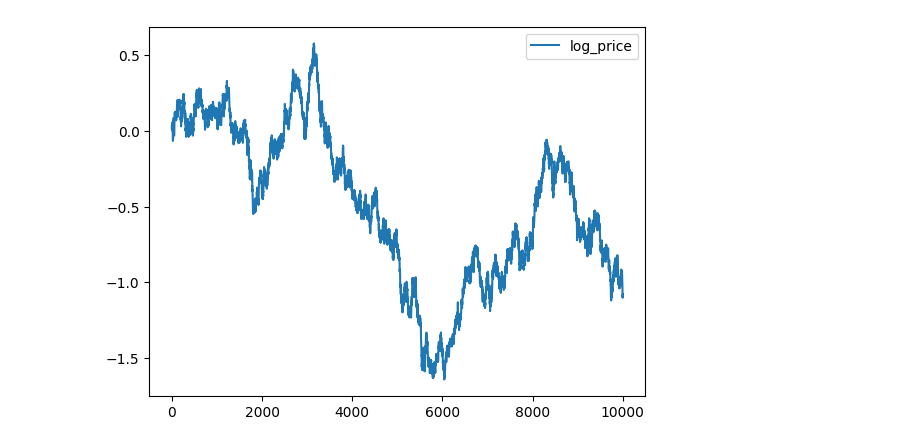
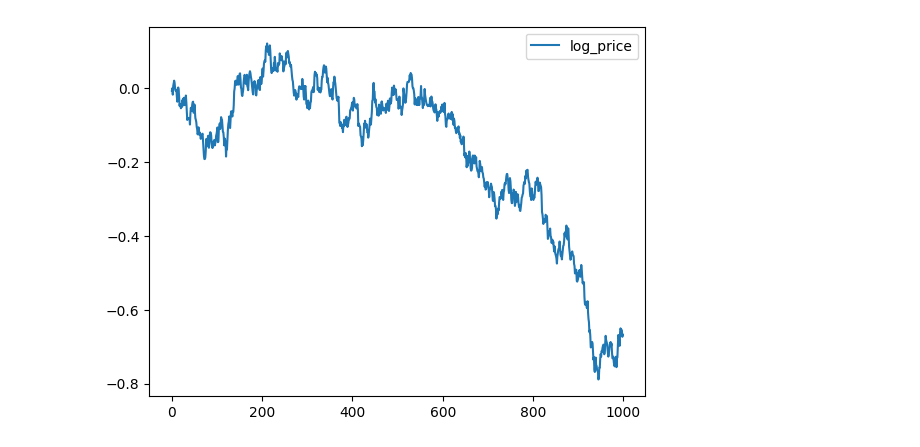
Before and after one commit to MizusakoSadanobu/kalman_filter_trade, a Jupyter notebook: playground.ipynb, the cells around one changed output. Saved outputs shown, nothing was run; the diff lists cells and outputs as text; code cells hidden in the pictures.

```diff
--- a/playground.ipynb
+++ b/playground.ipynb
@@ -1,31 +1,31 @@
 # %%
 import numpy as np
 import pandas as pd
 import matplotlib.pyplot as plt
 from pykalman import KalmanFilter
 
 # パラメータ設定
-T = 10000  # データの長さ
+T = 1000  # データの長さ
 a = 1  # AR(1)過程のパラメータ
 su = 0.01
 sw = 0.000001
 
 # ノイズ生成
 u = np.random.normal(0, su, T)
 u[1:] = a * u[:-1] + np.random.normal(0, su, T - 1)
 w = np.random.normal(0, sw, T)
 w[1:] = w[:-1] + np.random.normal(0, sw, T - 1)
 
 # トレンドと対数価格の生成
 trend = np.cumsum(w)
 log_price = np.cumsum(trend + u)
 
 # DataFrameに変換
 df = pd.DataFrame({'log_price': log_price})
 df.plot()
 plt.show()
 # %% [output]
-[figure, old version]
+[figure, new version]
 # %%
 # カルマンフィルタの設定
 kf = KalmanFilter(transition_matrices=[[1, 1], [0, 1]],
```
Also changed, not shown: parts of 2 cells of this notebook.
